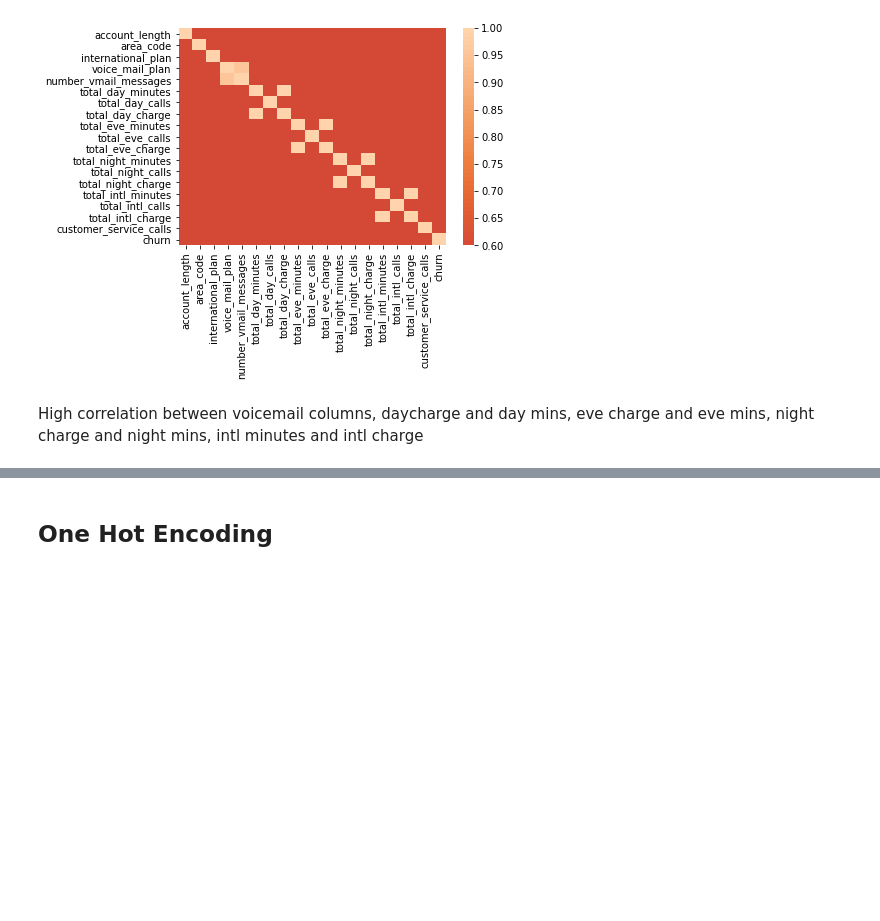
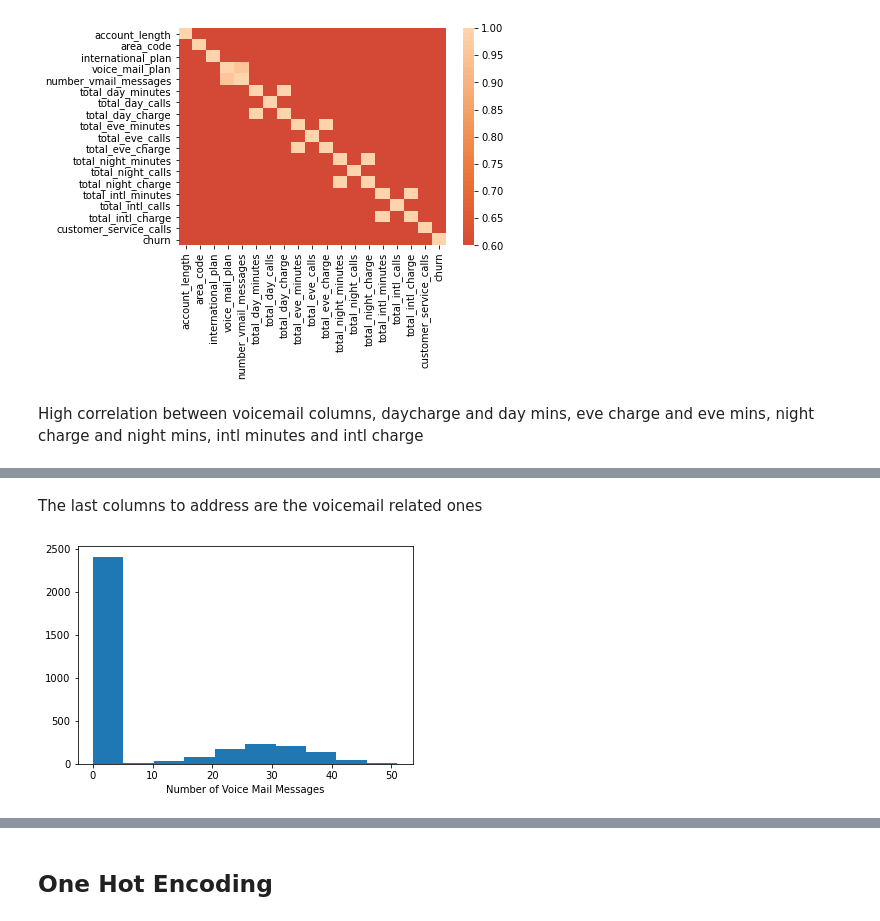
Before and after one commit to msf894/churn-analysis, a Jupyter notebook: Data Preprocessing.ipynb, the cells around one changed output, grey strips where cells are left out. Saved outputs shown, nothing was run; the diff lists cells and outputs as text; code cells hidden in the pictures; blank space fills up the shorter version.

```diff
--- a/Data Preprocessing.ipynb
+++ b/Data Preprocessing.ipynb
@@ -190,0 +213,8 @@ churn_data.describe()
+# %% [markdown]
+The last columns to address are the voicemail related ones
+# %%
+plt.hist(churn_data['number_vmail_messages'])
+plt.xlabel('Number of Voice Mail Messages')
+plt.show()
+# %% [output]
+[figure, added]
```
Also changed, not shown: parts of 17 cells of this notebook, 1 other file.
